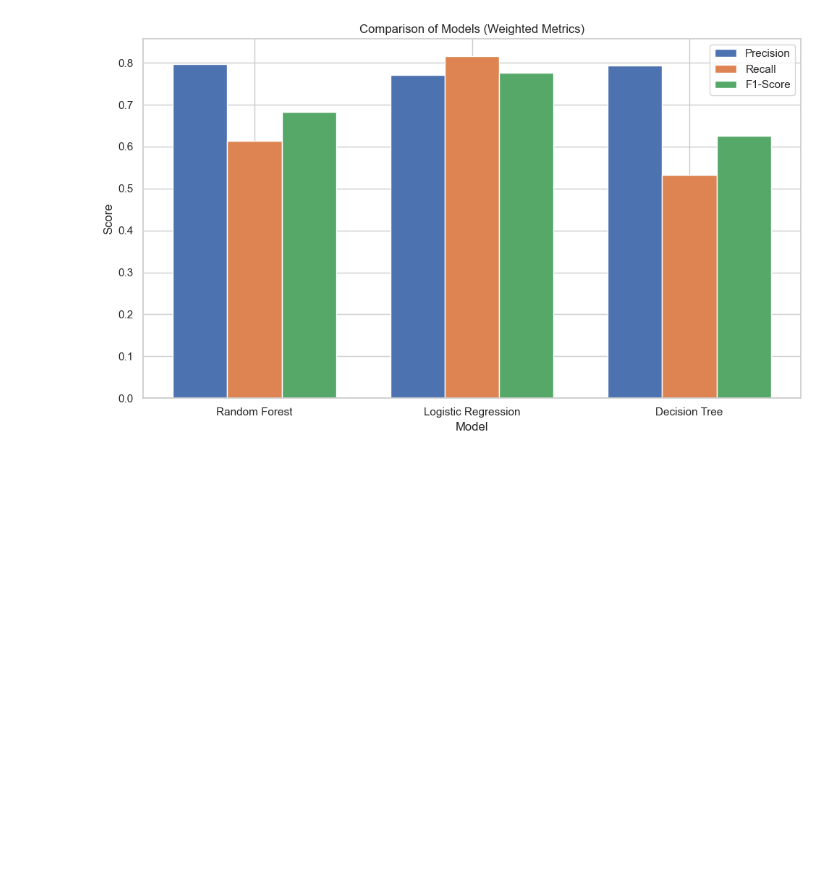
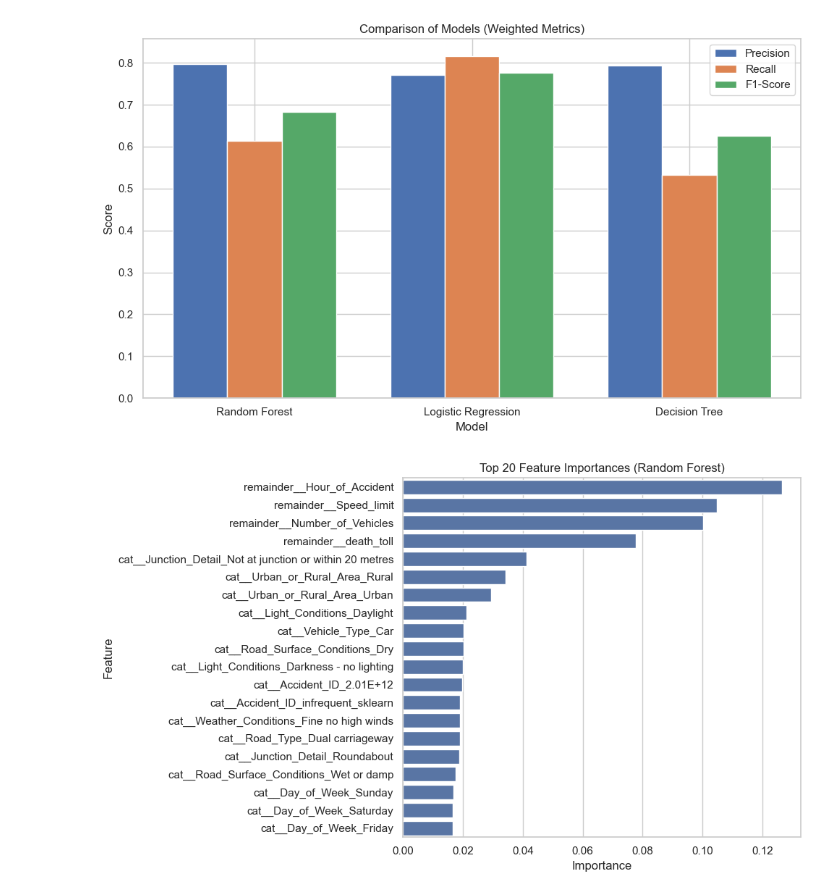
Before and after one commit to alixkaw/DPP-1, a Jupyter notebook: notebooks/01_exploration.ipynb, the cells around one changed output. Drawn from its saved outputs; the diff is of its cells as text; code cells hidden in the pictures; blank space fills up the shorter version.

Commit message:
Anpassung Pipline Namen + Features importance

```diff
--- a/notebooks/01_exploration.ipynb
+++ b/notebooks/01_exploration.ipynb
@@ -401,14 +401,14 @@ model = RandomForestClassifier(
     n_jobs=-1
 )
 
-pipeline = Pipeline(steps=[
+pipeline_rfc = Pipeline(steps=[
     ("preprocess", preprocess),
     ("model", model)
 ])
 
-pipeline.fit(X_train, y_train)
+pipeline_rfc.fit(X_train, y_train)
 
-y_pred_rfc = pipeline.predict(X_test)
+y_pred_rfc = pipeline_rfc.predict(X_test)
 
 print("\nAccuracy:", round(accuracy_score(y_test, y_pred_rfc), 4))
 print("\nClassification report:\n", classification_report(y_test, y_pred_rfc))
@@ -570,3 +570,41 @@ plt.tight_layout()
 plt.show()
 # %% [output]
 [figure]
+# %%
+import pandas as pd
+
+# Feature-Namen nach Preprocessing (OneHot!)
+feature_names = pipeline_rfc.named_steps["preprocess"].get_feature_names_out()
+
+# Feature Importances aus dem Modell
+importances = pipeline_rfc.named_steps["model"].feature_importances_
+
+# DataFrame bauen
+fi_df = pd.DataFrame({
+    "Feature": feature_names,
+    "Importance": importances
+}).sort_values("Importance", ascending=False)
+
+top_n = 20
+fi_top = fi_df.head(top_n)
+# %%
+import matplotlib.pyplot as plt
+import seaborn as sns
+
+sns.set(style="whitegrid")
+plt.figure(figsize=(10, 6))
+
+sns.barplot(
+    data=fi_top,
+    x="Importance",
+    y="Feature"
+)
+
+plt.title("Top 20 Feature Importances (Random Forest)")
+plt.xlabel("Importance")
+plt.ylabel("Feature")
+
+plt.tight_layout()
+plt.show()
+# %% [output]
+[figure, added]
```
Also changed, not shown: parts of 2 cells of this notebook.
